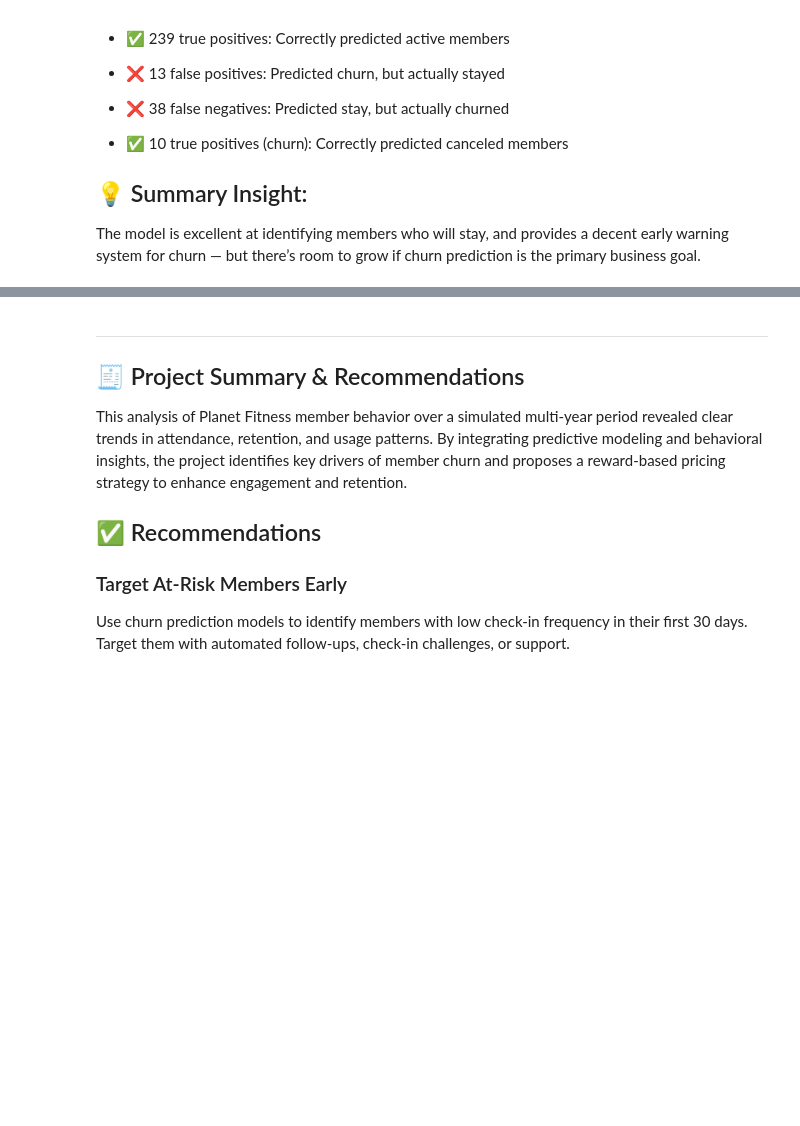
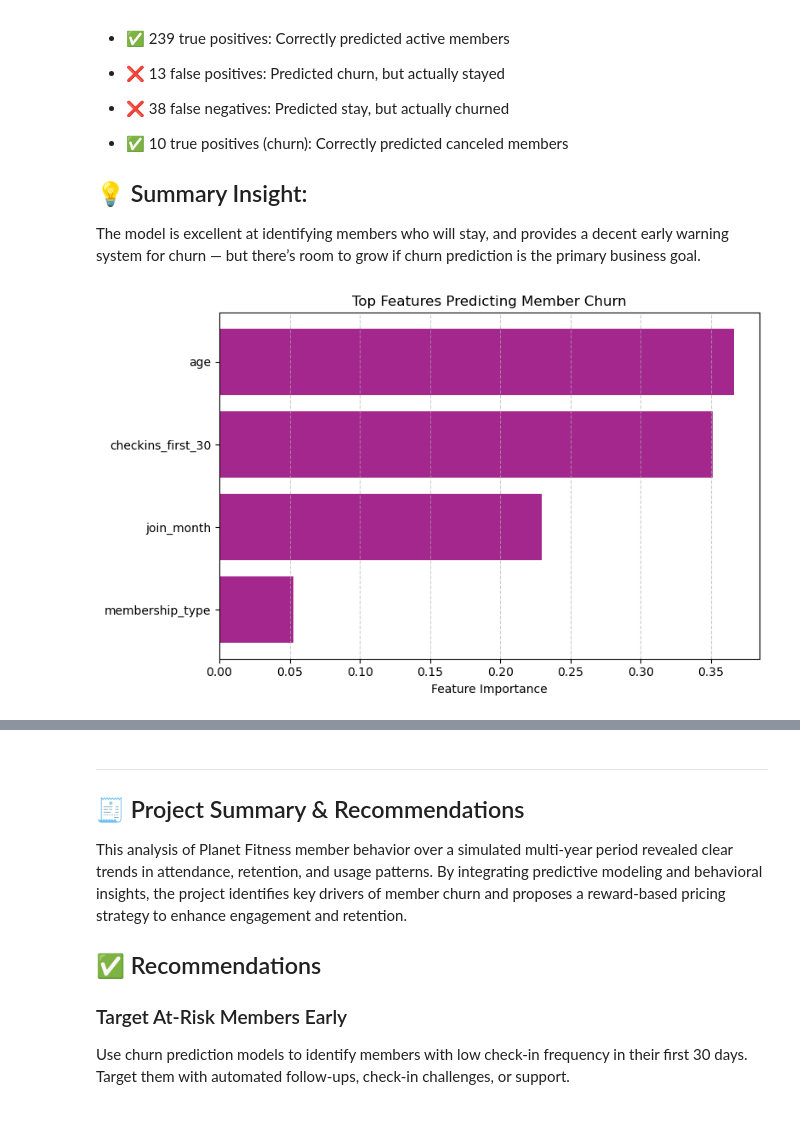
Before and after one commit to nicolegallo/Planet-Fitness-Portfolio-Project, a Jupyter notebook: PlanetFitness_Analysis.ipynb, the cells around one changed output, grey strips where cells are left out. Saved outputs shown, nothing was run; the diff lists cells and outputs as text; code cells hidden in the pictures; blank space fills up the shorter version.

Commit message:
Update main python code to include visualizations

```diff
--- a/PlanetFitness_Analysis.ipynb
+++ b/PlanetFitness_Analysis.ipynb
@@ -358,3 +358,26 @@ But keep in mind: this is largely driven by the high number of non-churned membe
 
 ## 💡 Summary Insight:
 The model is excellent at identifying members who will stay, and provides a decent early warning system for churn — but there’s room to grow if churn prediction is the primary business goal.
+# %%
+# Visualize feature importances as bar chart
+
+# Get feature importances and feature names
+importances = model.feature_importances_
+feature_names = X_train.columns
+
+# Create DataFrame for plotting
+importance_df = pd.DataFrame({
+    'Feature': feature_names,
+    'Importance': importances
+}).sort_values(by='Importance', ascending=True)
+
+# Plot the feature importance chart
+plt.figure(figsize=(8, 5))
+plt.barh(importance_df['Feature'], importance_df['Importance'], color='#A4278D')
+plt.xlabel('Feature Importance')
+plt.title('Top Features Predicting Member Churn')
+plt.grid(axis='x', linestyle='--', alpha=0.6)
+plt.tight_layout()
+plt.show()
+# %% [output]
+[figure, added]
```
Also changed, not shown: parts of 1 cell of this notebook.
